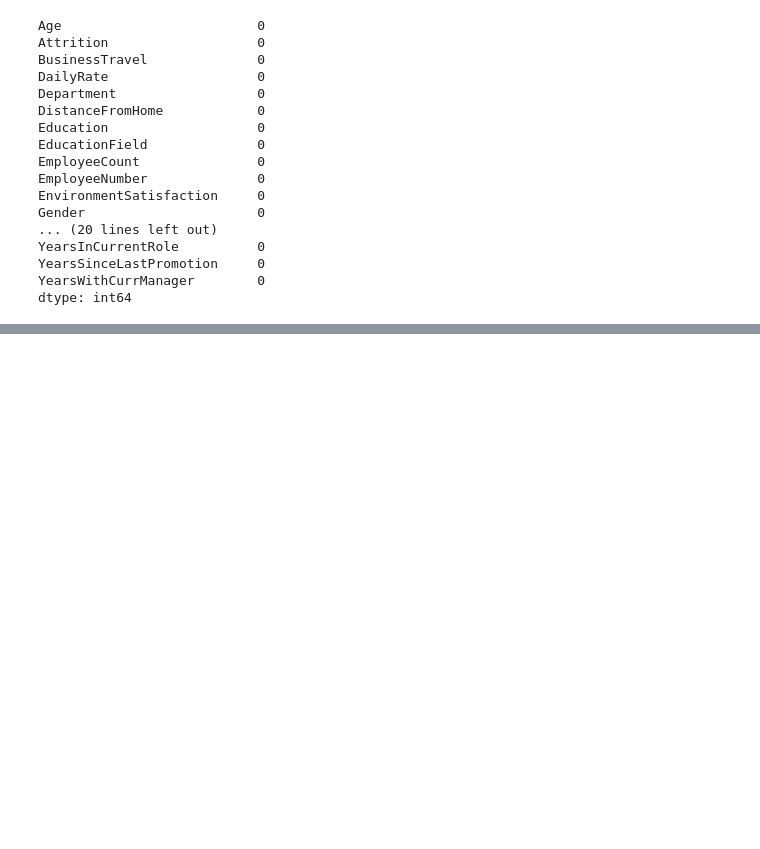
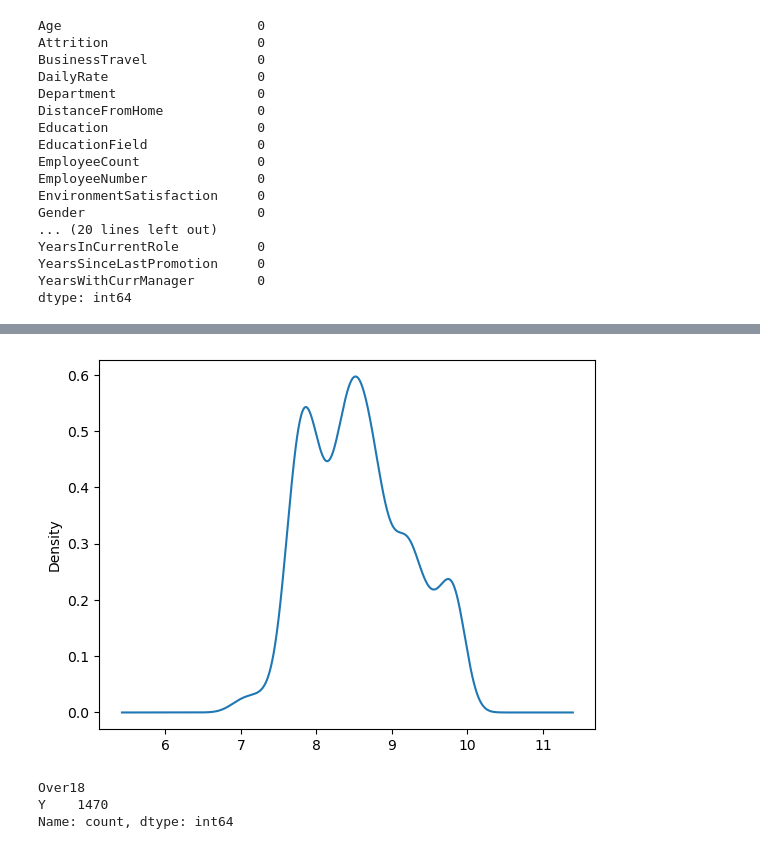
Before and after one commit to karthik4-4/Employee-attrition-prediction, a Jupyter notebook: Employee_attrition_prediction.ipynb, the cells around one changed output, grey strips where cells are left out. Saved outputs shown, nothing was run; the diff lists cells and outputs as text; code cells hidden in the pictures; blank space fills up the shorter version.

```diff
--- a/Employee_attrition_prediction.ipynb
+++ b/Employee_attrition_prediction.ipynb
@@ -60,0 +156,13 @@ dtype: int64
+# %%
+df['MonthlyIncome'] = np.log1p(df['MonthlyIncome'])
+# %%
+df['MonthlyIncome'].plot.density()
+plt.show()
+# %% [output]
+[figure, added]
+# %%
+df['Over18'].value_counts()
+# %% [output]
+Over18
+Y    1470
+Name: count, dtype: int64
```
Also changed, not shown: parts of 21 cells of this notebook.
